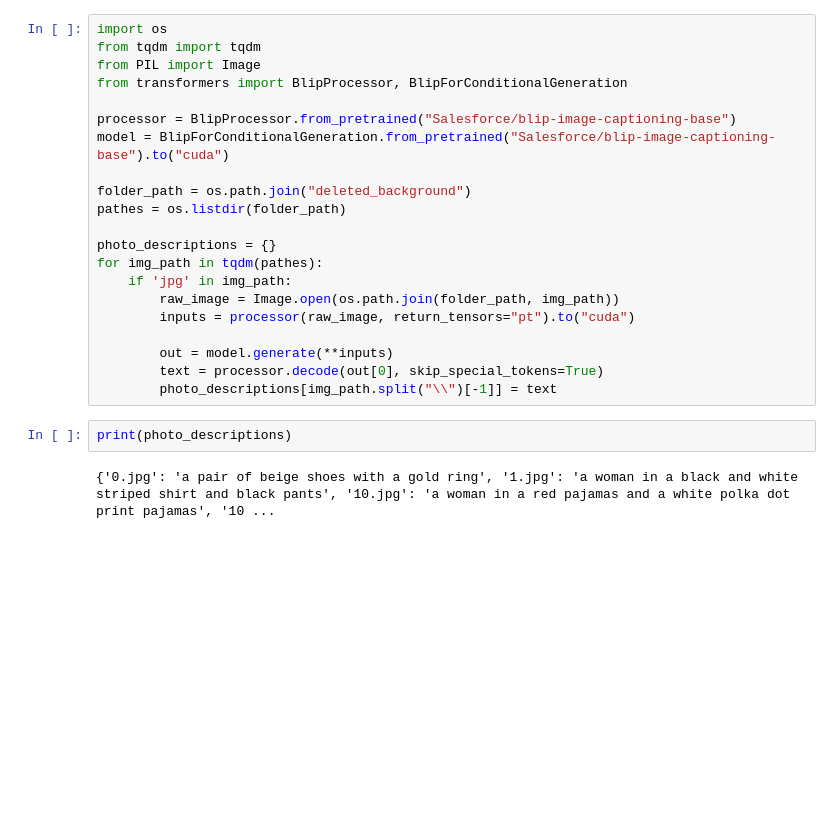
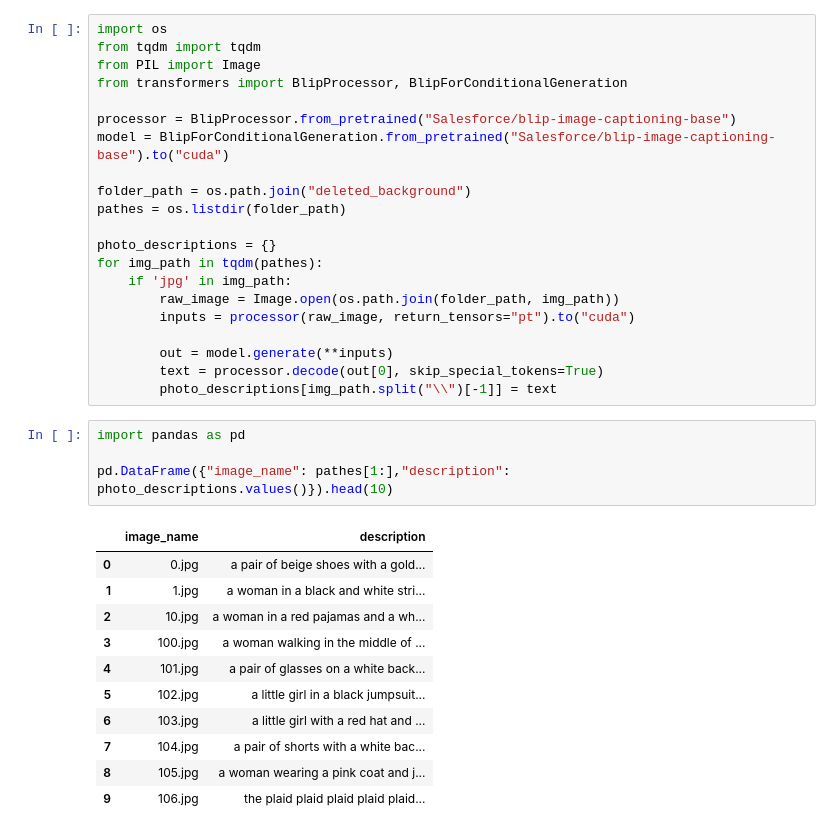
Before and after one commit to timur612/tinkoff_ml_sirius_24_cv, a Jupyter notebook: del_background.ipynb, the cells around one changed output. Cells and saved outputs as stored; diff of their text form; blank space fills up the shorter version.

```diff
--- a/del_background.ipynb
+++ b/del_background.ipynb
@@ -227,7 +231,19 @@ for img_path in tqdm(pathes):
         out = model.generate(**inputs)
         text = processor.decode(out[0], skip_special_tokens=True)
         photo_descriptions[img_path.split("\\")[-1]] = text
-# %%
-print(photo_descriptions)
-# %% [output]
-{'0.jpg': 'a pair of beige shoes with a gold ring', '1.jpg': 'a woman in a black and white striped shirt and black pants', '10.jpg': 'a woman in a red pajamas and a white polka dot print pajamas', '10 ...
+# %%
+import pandas as pd
+
+pd.DataFrame({"image_name": pathes[1:],"description": photo_descriptions.values()}).head(10)
+# %% [output]
+|  | image_name | description |
+| 0 | 0.jpg | a pair of beige shoes with a gold... |
+| 1 | 1.jpg | a woman in a black and white stri... |
+| 2 | 10.jpg | a woman in a red pajamas and a wh... |
+| 3 | 100.jpg | a woman walking in the middle of ... |
+| 4 | 101.jpg | a pair of glasses on a white back... |
+| 5 | 102.jpg | a little girl in a black jumpsuit... |
+| 6 | 103.jpg | a little girl with a red hat and ... |
+| 7 | 104.jpg | a pair of shorts with a white bac... |
+| 8 | 105.jpg | a woman wearing a pink coat and j... |
+| 9 | 106.jpg | the plaid plaid plaid plaid plaid... |
```
Also changed, not shown: parts of 3 cells of this notebook, 4 other files.
